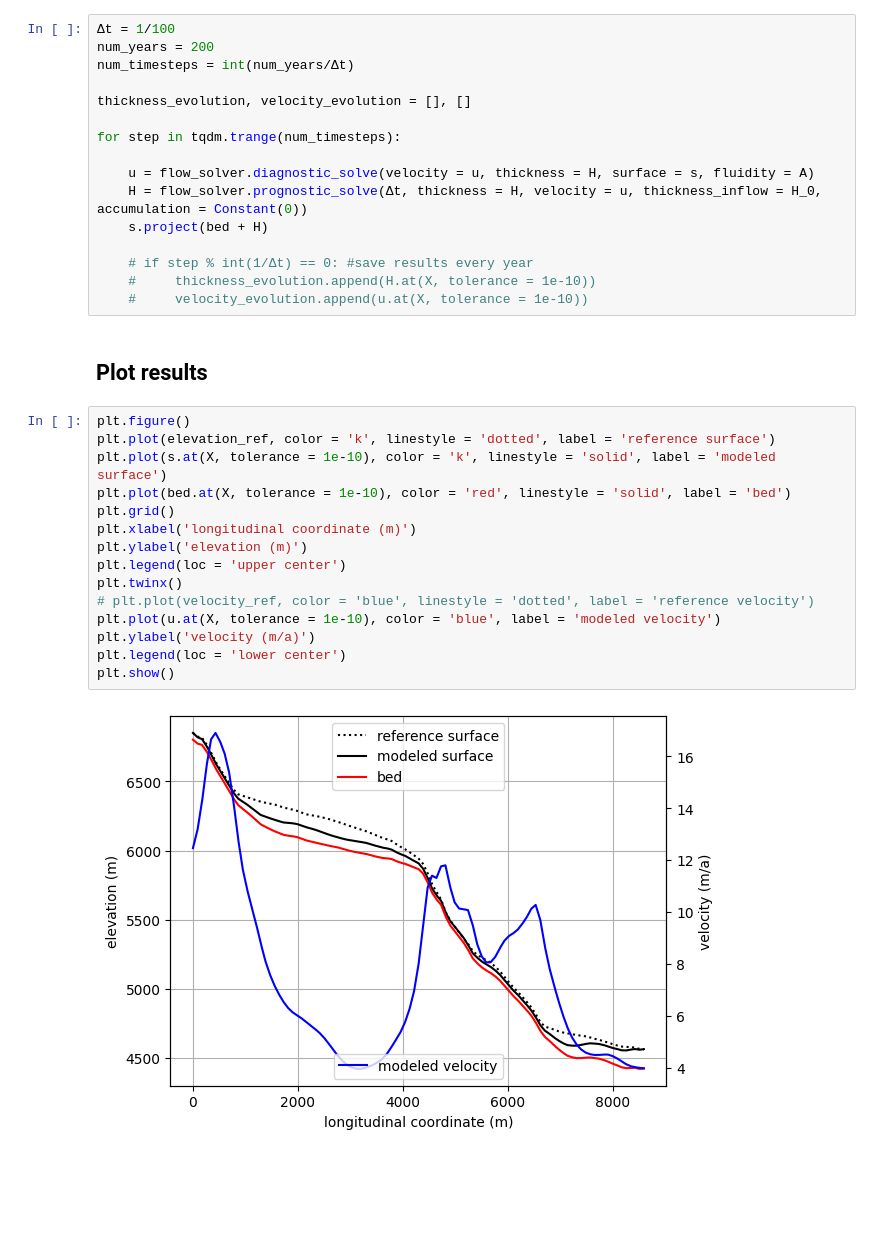
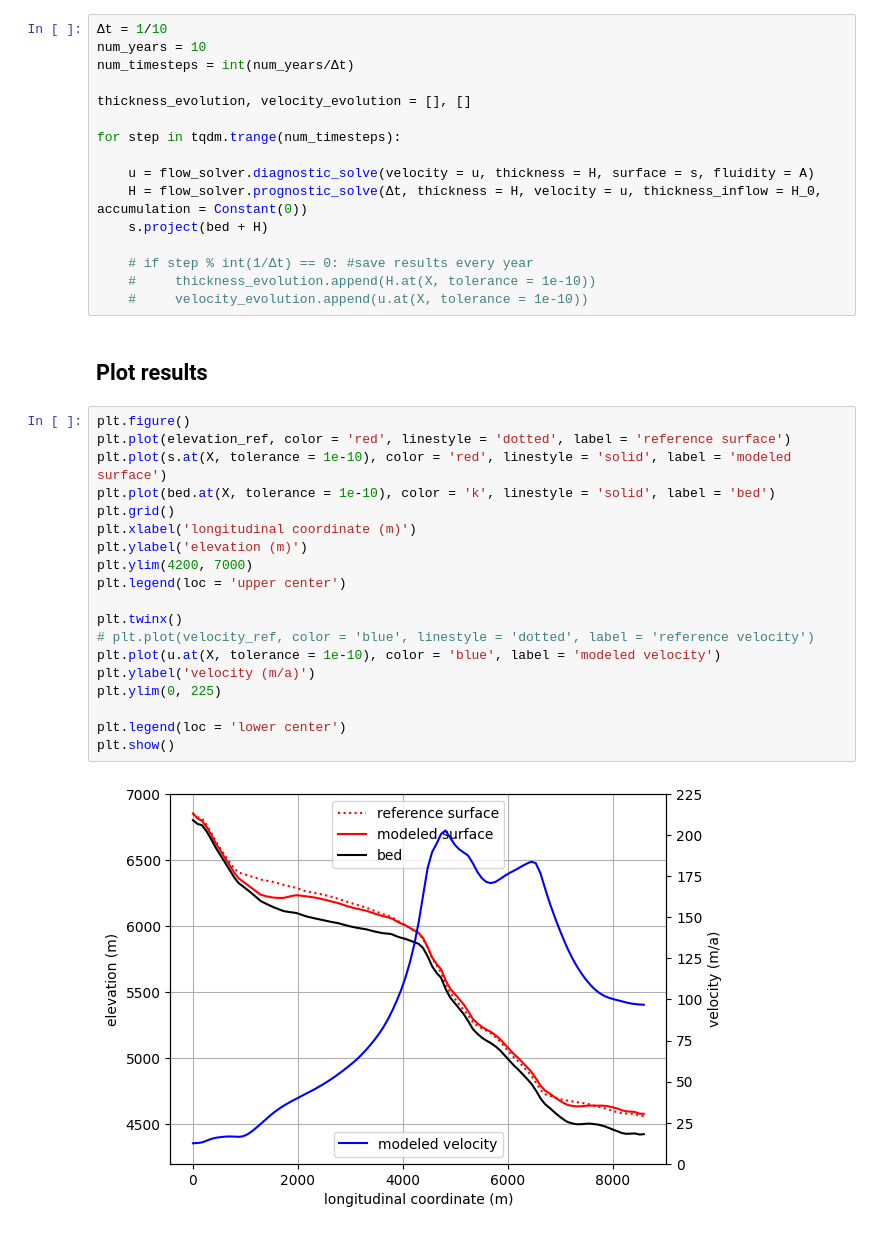
Before and after one commit to chrismiele/glimmer, a Jupyter notebook: modeling/model_lugge_1D.ipynb, the cells around one changed output. Saved outputs shown, nothing was run; the diff lists cells and outputs as text; blank space fills up the shorter version.

```diff
--- a/modeling/model_lugge_1D.ipynb
+++ b/modeling/model_lugge_1D.ipynb
@@ -240,8 +240,8 @@ flow_solver = icepack.solvers.FlowSolver(flow_model, **opts)
 
 Right now this is modeled to steady state under the assumption of zero mass balance. Using the actual SMB data, the model reaches zero thickness in places and fails before reaching steady state.
 # %%
-Δt = 1/100
-num_years = 200
+Δt = 1/10
+num_years = 10
 num_timesteps = int(num_years/Δt)
 
 thickness_evolution, velocity_evolution = [], []
@@ -259,18 +259,22 @@ for step in tqdm.trange(num_timesteps):
 ## Plot results
 # %%
 plt.figure()
-plt.plot(elevation_ref, color = 'k', linestyle = 'dotted', label = 'reference surface')
-plt.plot(s.at(X, tolerance = 1e-10), color = 'k', linestyle = 'solid', label = 'modeled surface')
-plt.plot(bed.at(X, tolerance = 1e-10), color = 'red', linestyle = 'solid', label = 'bed')
+plt.plot(elevation_ref, color = 'red', linestyle = 'dotted', label = 'reference surface')
+plt.plot(s.at(X, tolerance = 1e-10), color = 'red', linestyle = 'solid', label = 'modeled surface')
+plt.plot(bed.at(X, tolerance = 1e-10), color = 'k', linestyle = 'solid', label = 'bed')
 plt.grid()
 plt.xlabel('longitudinal coordinate (m)')
 plt.ylabel('elevation (m)')
+plt.ylim(4200, 7000)
 plt.legend(loc = 'upper center')
+
 plt.twinx()
 # plt.plot(velocity_ref, color = 'blue', linestyle = 'dotted', label = 'reference velocity')
 plt.plot(u.at(X, tolerance = 1e-10), color = 'blue', label = 'modeled velocity')
 plt.ylabel('velocity (m/a)')
+plt.ylim(0, 225)
+
 plt.legend(loc = 'lower center')
 plt.show()
 # %% [output]
-[figure, old version]
+[figure, new version]
```
